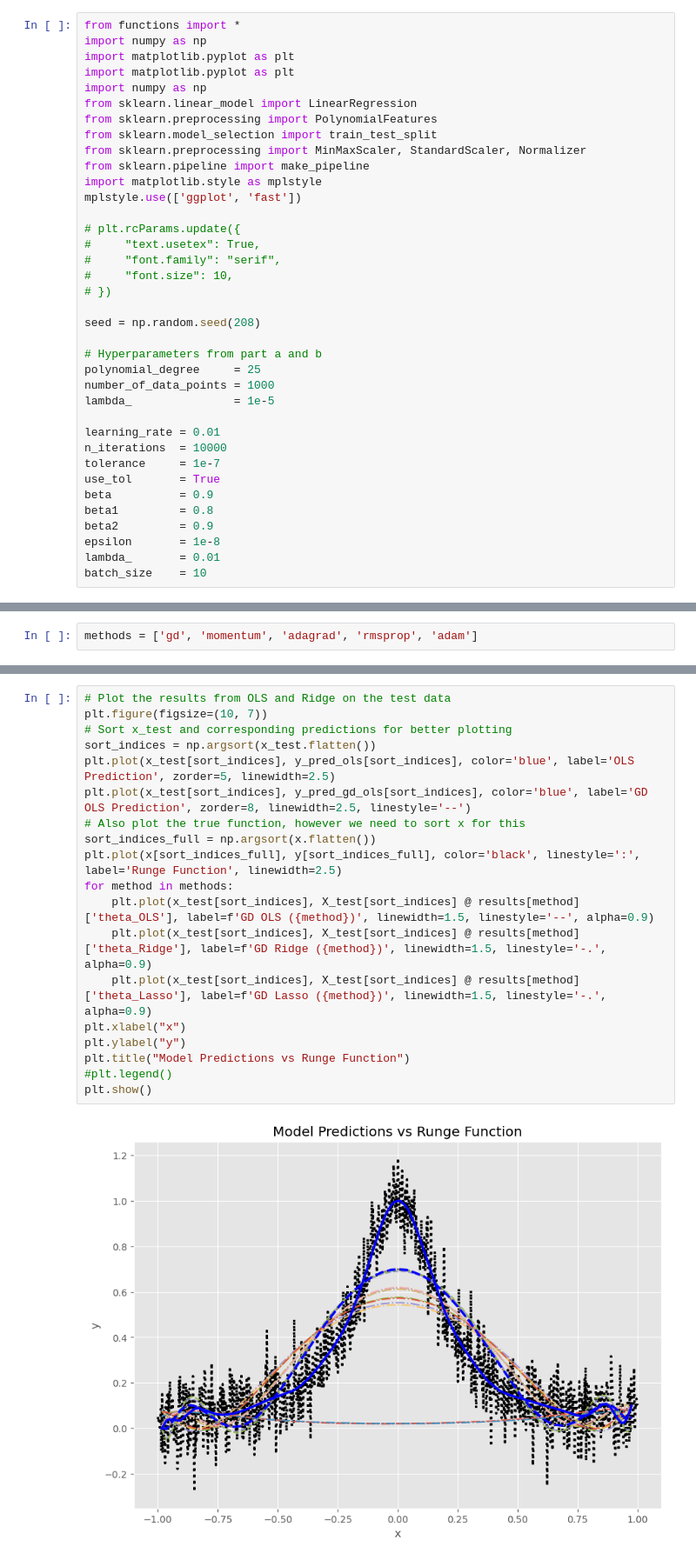
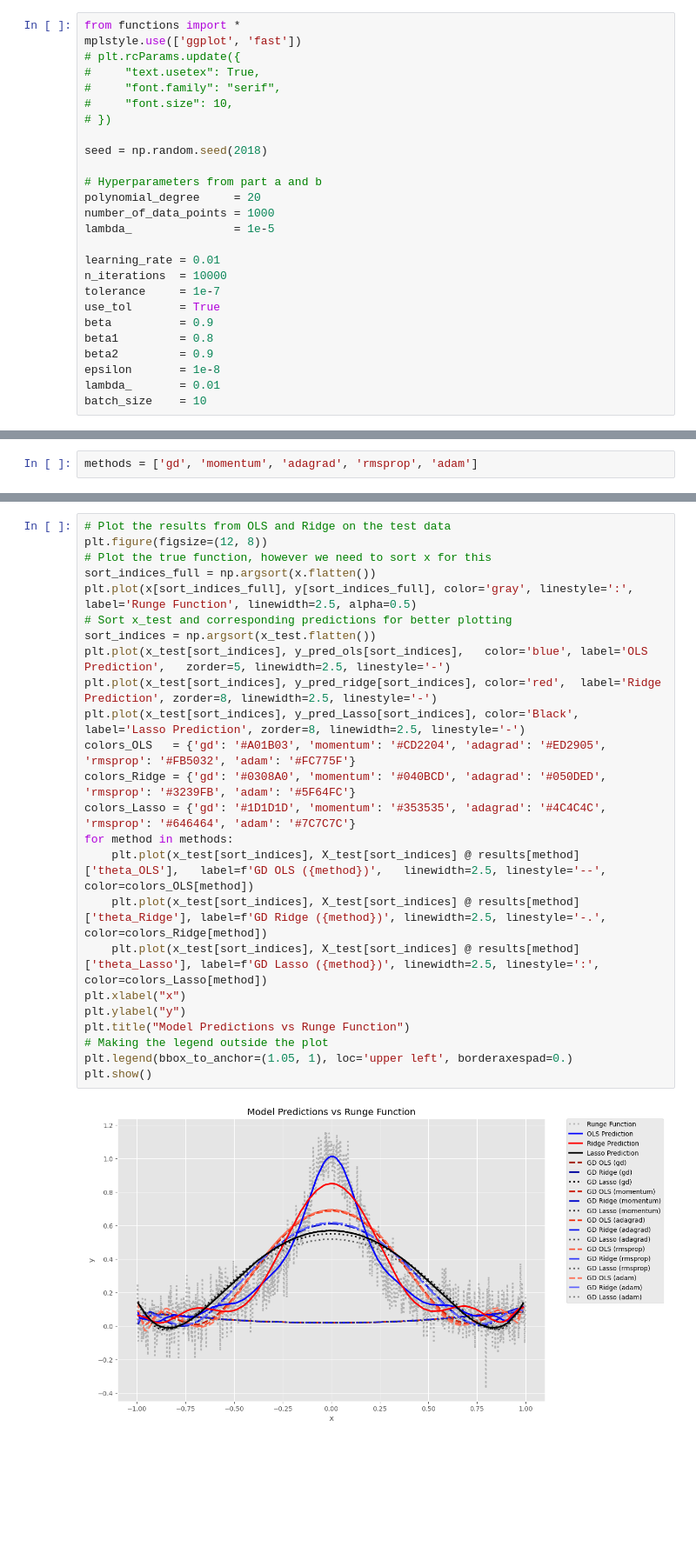
Before and after one commit to kjes4pres/Project_1_FYSSTK, a Jupyter notebook: Code/c_and_d.ipynb, the cells around one changed output, grey strips where cells are left out. Shown at 87% size. Cells and saved outputs as stored; diff of their text form; blank space fills up the shorter version.

```diff
--- a/Code/c_and_d.ipynb
+++ b/Code/c_and_d.ipynb
@@ -2,28 +2,17 @@
 # Part c and d
 # %%
 from functions import *
-import numpy as np
-import matplotlib.pyplot as plt
-import matplotlib.pyplot as plt
-import numpy as np
-from sklearn.linear_model import LinearRegression
-from sklearn.preprocessing import PolynomialFeatures
-from sklearn.model_selection import train_test_split
-from sklearn.preprocessing import MinMaxScaler, StandardScaler, Normalizer
-from sklearn.pipeline import make_pipeline
-import matplotlib.style as mplstyle
 mplstyle.use(['ggplot', 'fast'])
-
 # plt.rcParams.update({
 #     "text.usetex": True,
 #     "font.family": "serif",
 #     "font.size": 10,
 # })
 
-seed = np.random.seed(208)
+seed = np.random.seed(2018)
 
 # Hyperparameters from part a and b
-polynomial_degree     = 25
+polynomial_degree     = 20
 number_of_data_points = 1000
 lambda_               = 1e-5
 
@@ -320,21 +276,26 @@ plt.show()
 # %%
 # Plot the results from OLS and Ridge on the test data
-plt.figure(figsize=(10, 7))
+plt.figure(figsize=(12, 8))
+# Plot the true function, however we need to sort x for this
+sort_indices_full = np.argsort(x.flatten())
+plt.plot(x[sort_indices_full], y[sort_indices_full], color='gray', linestyle=':', label='Runge Function', linewidth=2.5, alpha=0.5)
 # Sort x_test and corresponding predictions for better plotting
 sort_indices = np.argsort(x_test.flatten())
-plt.plot(x_test[sort_indices], y_pred_ols[sort_indices], color='blue', label='OLS Prediction', zorder=5, linewidth=2.5)
-plt.plot(x_test[sort_indices], y_pred_gd_ols[sort_indices], color='blue', label='GD OLS Prediction', zorder=8, linewidth=2.5, linestyle='--')
-# Also plot the true function, however we need to sort x for this
-sort_indices_full = np.argsort(x.flatten())
-plt.plot(x[sort_indices_full], y[sort_indices_full], color='black', linestyle=':', label='Runge Function', linewidth=2.5)
+plt.plot(x_test[sort_indices], y_pred_ols[sort_indices],   color='blue', label='OLS Prediction',   zorder=5, linewidth=2.5, linestyle='-')
+plt.plot(x_test[sort_indices], y_pred_ridge[sort_indices], color='red',  label='Ridge Prediction', zorder=8, linewidth=2.5, linestyle='-')
+plt.plot(x_test[sort_indices], y_pred_Lasso[sort_indices], color='Black',  label='Lasso Prediction', zorder=8, linewidth=2.5, linestyle='-')
+colors_OLS   = {'gd': '#A01B03', 'momentum': '#CD2204', 'adagrad': '#ED2905', 'rmsprop': '#FB5032', 'adam': '#FC775F'}
+colors_Ridge = {'gd': '#0308A0', 'momentum': '#040BCD', 'adagrad': '#050DED', 'rmsprop': '#3239FB', 'adam': '#5F64FC'}
+colors_Lasso = {'gd': '#1D1D1D', 'momentum': '#353535', 'adagrad': '#4C4C4C', 'rmsprop': '#646464', 'adam': '#7C7C7C'}
 for method in methods:
-    plt.plot(x_test[sort_indices], X_test[sort_indices] @ results[method]['theta_OLS'], label=f'GD OLS ({method})', linewidth=1.5, linestyle='--', alpha=0.9)
-    plt.plot(x_test[sort_indices], X_test[sort_indices] @ results[method]['theta_Ridge'], label=f'GD Ridge ({method})', linewidth=1.5, linestyle='-.', alpha=0.9)
-    plt.plot(x_test[sort_indices], X_test[sort_indices] @ results[method]['theta_Lasso'], label=f'GD Lasso ({method})', linewidth=1.5, linestyle='-.', alpha=0.9)
+    plt.plot(x_test[sort_indices], X_test[sort_indices] @ results[method]['theta_OLS'],   label=f'GD OLS ({method})',   linewidth=2.5, linestyle='--', color=colors_OLS[method])
+    plt.plot(x_test[sort_indices], X_test[sort_indices] @ results[method]['theta_Ridge'], label=f'GD Ridge ({method})', linewidth=2.5, linestyle='-.', color=colors_Ridge[method])
+    plt.plot(x_test[sort_indices], X_test[sort_indices] @ results[method]['theta_Lasso'], label=f'GD Lasso ({method})', linewidth=2.5, linestyle=':', color=colors_Lasso[method])
 plt.xlabel("x")
 plt.ylabel("y")
 plt.title("Model Predictions vs Runge Function")
-#plt.legend()
+# Making the legend outside the plot
+plt.legend(bbox_to_anchor=(1.05, 1), loc='upper left', borderaxespad=0.)
 plt.show()
 # %% [output]
-[figure, old version]
+[figure, new version]
```
Also changed, not shown: parts of 14 cells of this notebook.
